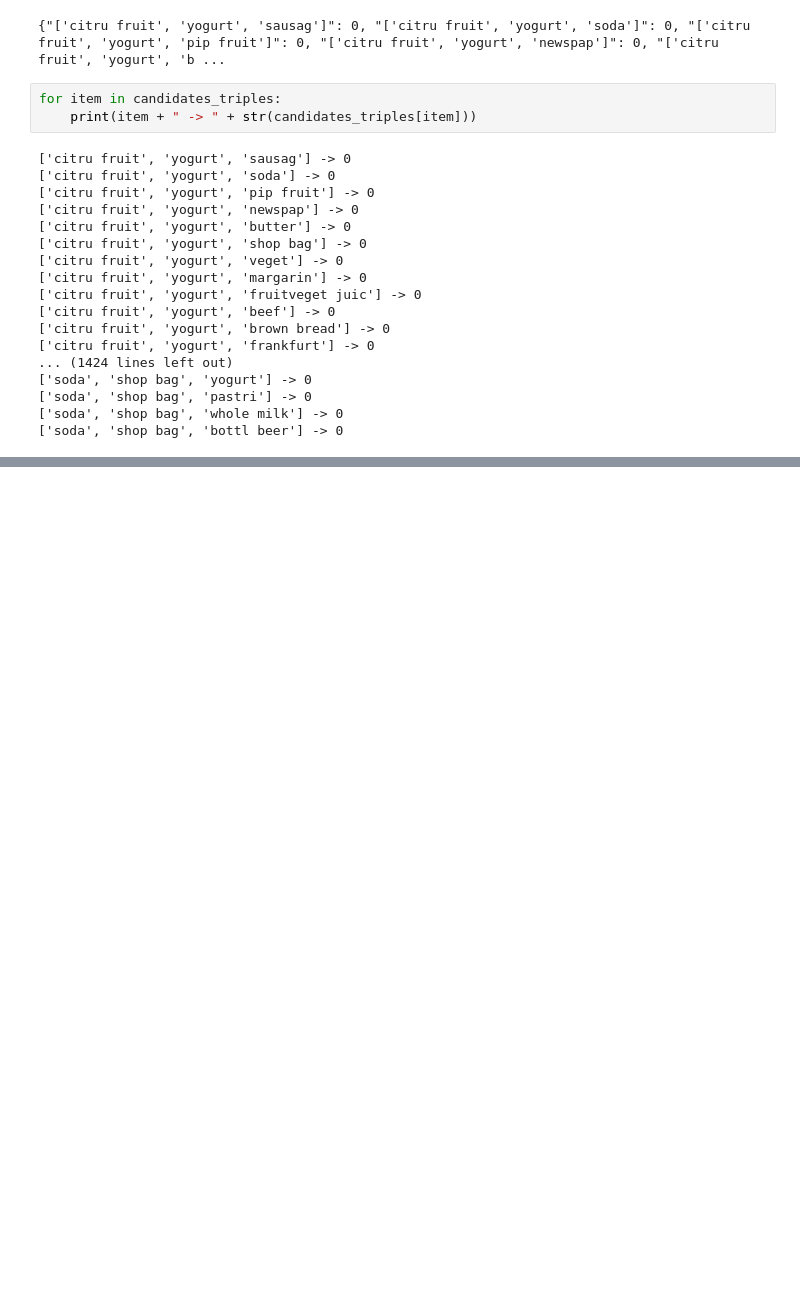
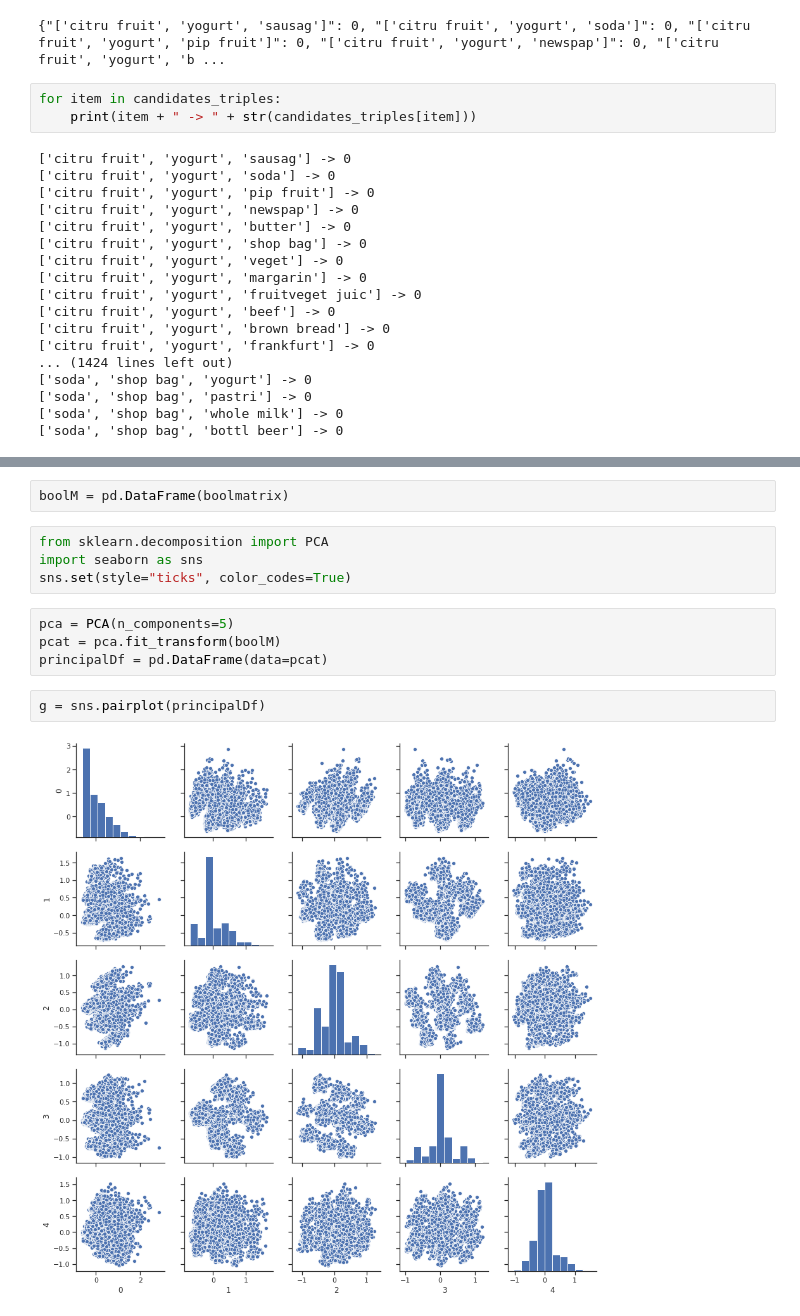
Before and after one commit to filippotessaro/DM-Project, a Jupyter notebook: Apriori test.ipynb, the cells around one changed output, grey strips where cells are left out. Drawn from its saved outputs; the diff is of its cells as text; blank space fills up the shorter version.

```diff
--- a/Apriori test.ipynb
+++ b/Apriori test.ipynb
@@ -266,0 +325,14 @@ for item in candidates_triples:
+# %%
+boolM = pd.DataFrame(boolmatrix)
+# %%
+from sklearn.decomposition import PCA
+import seaborn as sns
+sns.set(style="ticks", color_codes=True)
+# %%
+pca = PCA(n_components=5)
+pcat = pca.fit_transform(boolM)
+principalDf = pd.DataFrame(data=pcat)
+# %%
+g = sns.pairplot(principalDf)
+# %% [output]
+[figure, added]
```
Also changed, not shown: parts of 34 cells of this notebook.
